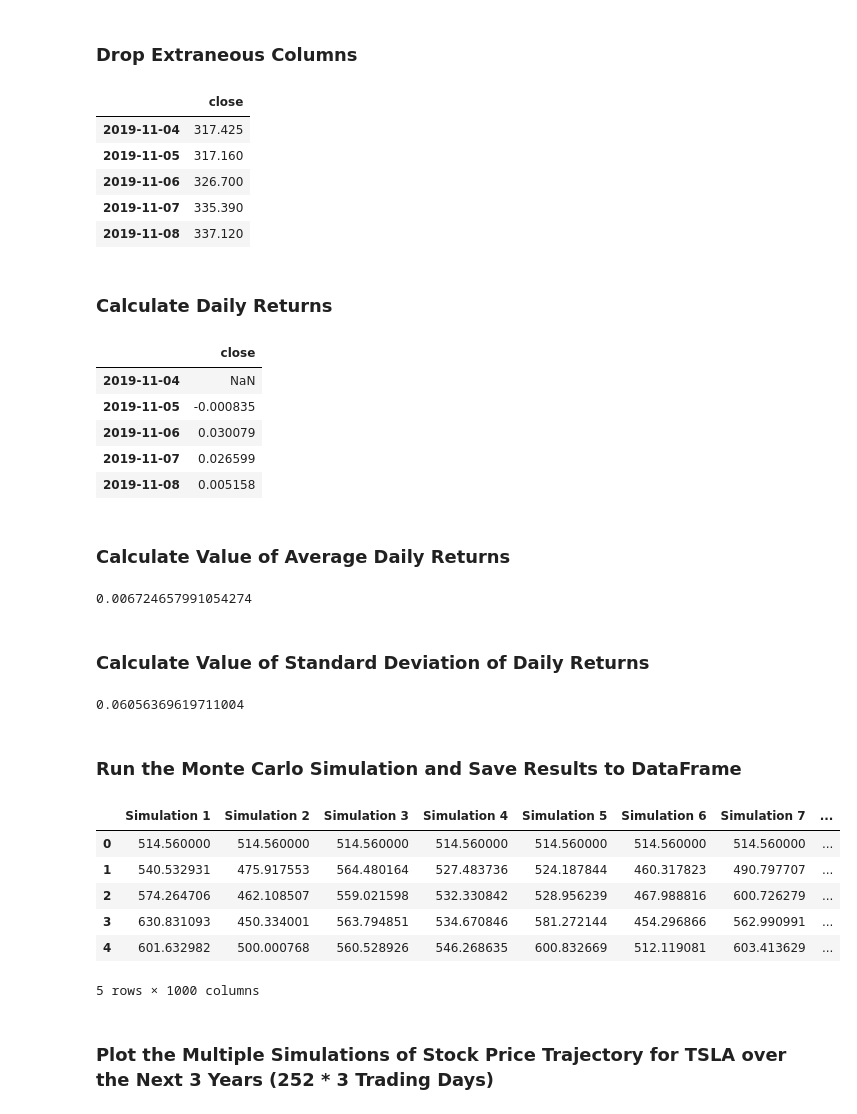
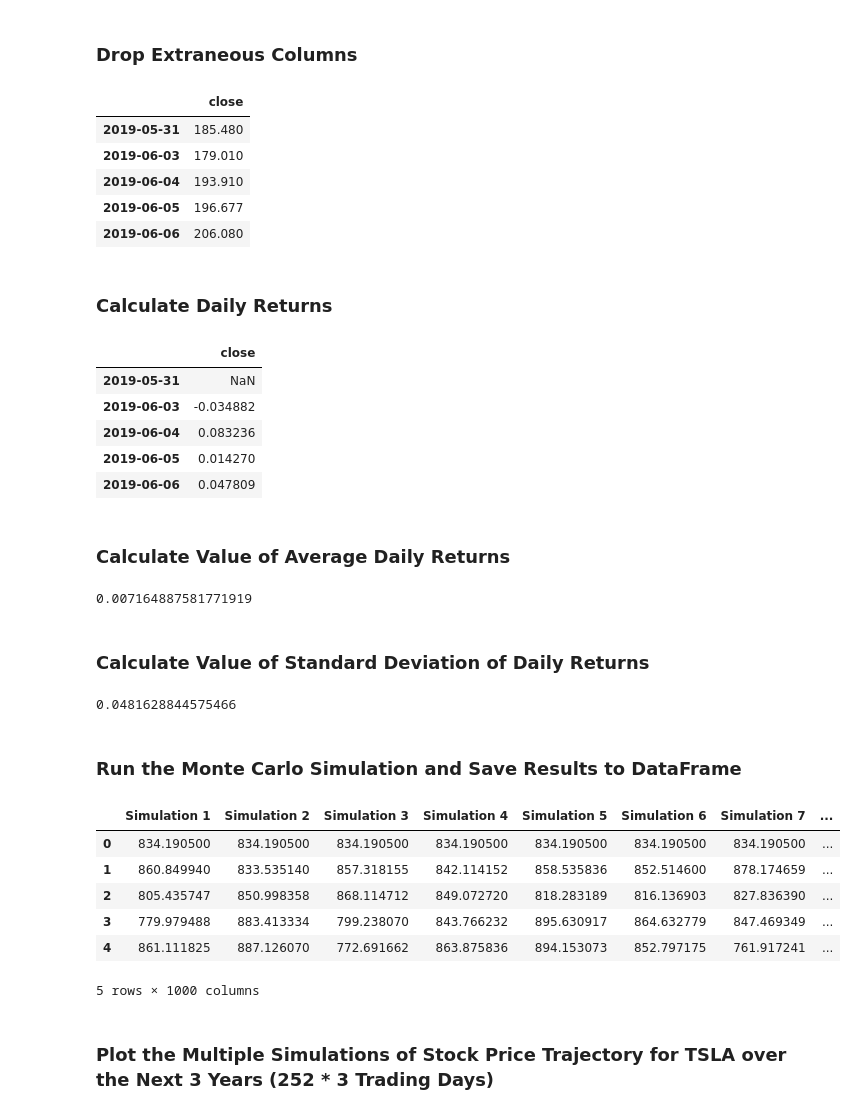
Before and after one commit to johnmyronmillar/GitLab, a Jupyter notebook: 01-Lesson-Plans/05-APIs/5.3/Activities/08-Stu_Financial_Forecasting_Pt_II/Unsolved/financial_forecasting_part_2.ipynb, the cells around one changed output. Drawn from its saved outputs; the diff is of its cells as text; code cells hidden in the pictures.

```diff
--- a/01-Lesson-Plans/05-APIs/5.3/Activities/08-Stu_Financial_Forecasting_Pt_II/Unsolved/financial_forecasting_part_2.ipynb
+++ b/01-Lesson-Plans/05-APIs/5.3/Activities/08-Stu_Financial_Forecasting_Pt_II/Unsolved/financial_forecasting_part_2.ipynb
@@ -91,75 +108,87 @@ df.head()
 ### Drop Extraneous Columns
 # %%
 # Drop Outer Table Level
-
+df = df.droplevel(axis=1, level=0)
 
 # Use the drop function to drop extra columns
-
+df.drop(columns=['open', 'high', 'low', 'volume'], inplace=True)
 
 # Since this is daily data, we can keep only the date (remove the time) component of the data
+df.index = df.index.date
+
+df.head()
 # %% [output]
 |  | close |
-| 2019-11-04 | 317.425 |
-| 2019-11-05 | 317.160 |
-| 2019-11-06 | 326.700 |
-| 2019-11-07 | 335.390 |
-| 2019-11-08 | 337.120 |
+| 2019-05-31 | 185.480 |
+| 2019-06-03 | 179.010 |
+| 2019-06-04 | 193.910 |
+| 2019-06-05 | 196.677 |
+| 2019-06-06 | 206.080 |
 # %% [markdown]
 ### Calculate Daily Returns
 # %%
 # Use the `pct_change` function to calculate daily returns of TSLA
+daily_returns = df.pct_change()
+daily_returns.head()
 # %% [output]
 |  | close |
-| 2019-11-04 | NaN |
-| 2019-11-05 | -0.000835 |
-| 2019-11-06 | 0.030079 |
-| 2019-11-07 | 0.026599 |
-| 2019-11-08 | 0.005158 |
+| 2019-05-31 | NaN |
+| 2019-06-03 | -0.034882 |
+| 2019-06-04 | 0.083236 |
+| 2019-06-05 | 0.014270 |
+| 2019-06-06 | 0.047809 |
 # %% [markdown]
 ### Calculate Value of Average Daily Returns
 # %%
 # Use the `mean` function to calculate the mean of daily returns for TSLA
+avg_daily_return = daily_returns.mean()['close']
+avg_daily_return
 # %% [output]
-0.006724657991054274
+0.007164887581771919
 # %% [markdown]
 ### Calculate Value of Standard Deviation of Daily Returns
 # %%
 # Use the `std` function to calculate the standard deviation of daily returns for TSLA
+std_dev_daily_return = daily_returns.std()['close']
+std_dev_daily_return
 # %% [output]
-0.06056369619711004
+0.0481628844575466
 # %% [markdown]
 ### Run the Monte Carlo Simulation and Save Results to DataFrame
 # %%
 # Set number of simulations, trading days, and get last closing price of TSLA from DataFrame
-
+num_simulations = 1000
+num_trading_days = 252 * 3
+tsla_last_price = df['close'][-1]
 
 # Initialize empty DataFrame to hold simulated prices for each simulation
-
+simulated_price_df = pd.DataFrame()
 
 # Run the simulation of projecting stock prices for the next trading year, `1000` times
-
+for n in range(num_simulations):
 
     # Initialize the simulated prices list with the last closing price of TSLA
-
+    simulated_tsla_prices = [tsla_last_price]
 
     # Simulate the returns for 252 * 3 days
-
+    for i in range(num_trading_days):
         # Calculate the simulated price using the last price within the list
-
+        simulated_price = simulated_tlsa_prices[-1] * (1 + np.random.normal(avg_daily_return, std_dev_daily_return))
         # Append the simulated price to the list
-
+        simulated_tsla_prices.append(simulated_price)
 
     # Append the simulated prices of each simulation to DataFrame
-
+    simulated_price_df[f"Simulation {n+1}"] = pd.Series(simulated_tsla_prices)
 
 # Print head of DataFrame
+simulated_price_df.head()
 # %% [output]
 |  | Simulation 1 | Simulation 2 | Simulation 3 | Simulation 4 | Simulation 5 | Simulation 6 | Simulation 7 | ... |
-| 0 | 514.560000 | 514.560000 | 514.560000 | 514.560000 | 514.560000 | 514.560000 | 514.560000 | ... |
-| 1 | 540.532931 | 475.917553 | 564.480164 | 527.483736 | 524.187844 | 460.317823 | 490.797707 | ... |
-| 2 | 574.264706 | 462.108507 | 559.021598 | 532.330842 | 528.956239 | 467.988816 | 600.726279 | ... |
-| 3 | 630.831093 | 450.334001 | 563.794851 | 534.670846 | 581.272144 | 454.296866 | 562.990991 | ... |
-| 4 | 601.632982 | 500.000768 | 560.528926 | 546.268635 | 600.832669 | 512.119081 | 603.413629 | ... |
+| 0 | 834.190500 | 834.190500 | 834.190500 | 834.190500 | 834.190500 | 834.190500 | 834.190500 | ... |
+| 1 | 860.849940 | 833.535140 | 857.318155 | 842.114152 | 858.535836 | 852.514600 | 878.174659 | ... |
+| 2 | 805.435747 | 850.998358 | 868.114712 | 849.072720 | 818.283189 | 816.136903 | 827.836390 | ... |
+| 3 | 779.979488 | 883.413334 | 799.238070 | 843.766232 | 895.630917 | 864.632779 | 847.469349 | ... |
+| 4 | 861.111825 | 887.126070 | 772.691662 | 863.875836 | 894.153073 | 852.797175 | 761.917241 | ... |
 5 rows × 1000 columns
 # %% [markdown]
 ### Plot the Multiple Simulations of Stock Price Trajectory for TSLA over the Next 3 Years (252 * 3 Trading Days)
```
Also changed, not shown: parts of 11 cells of this notebook, 5 other files.
